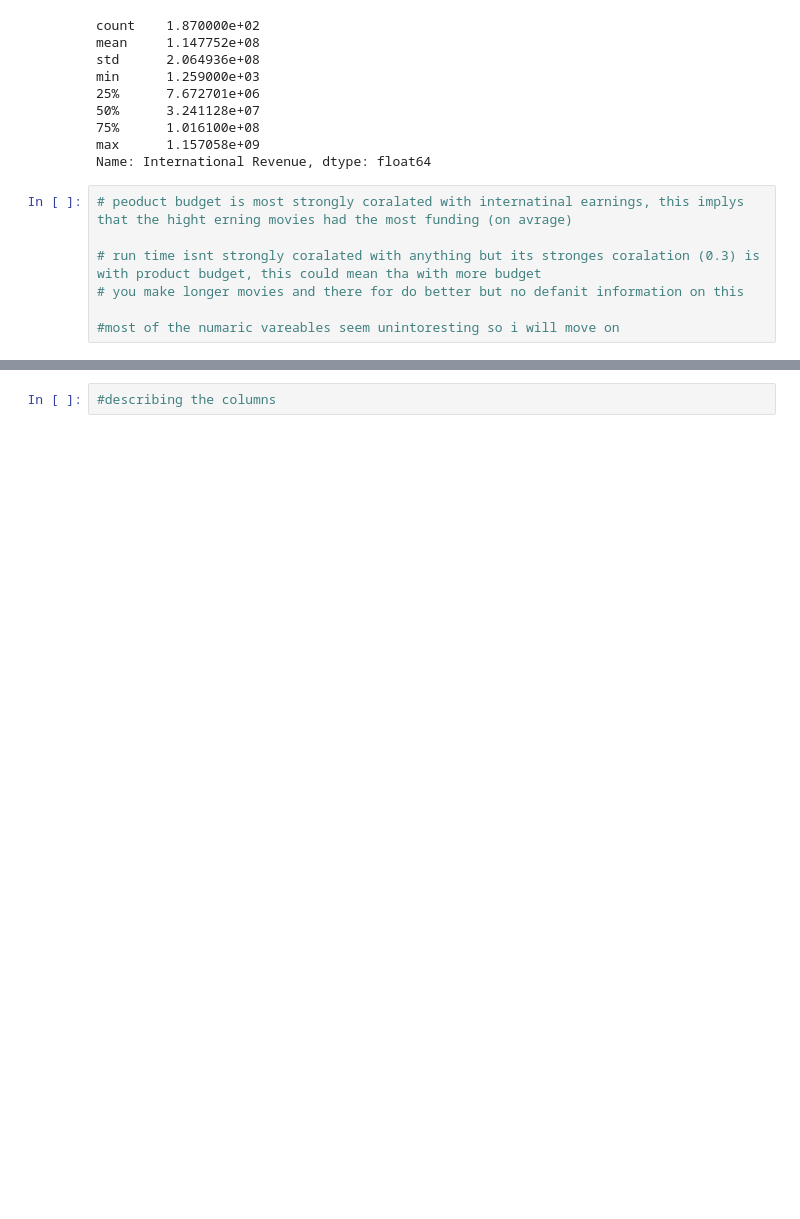
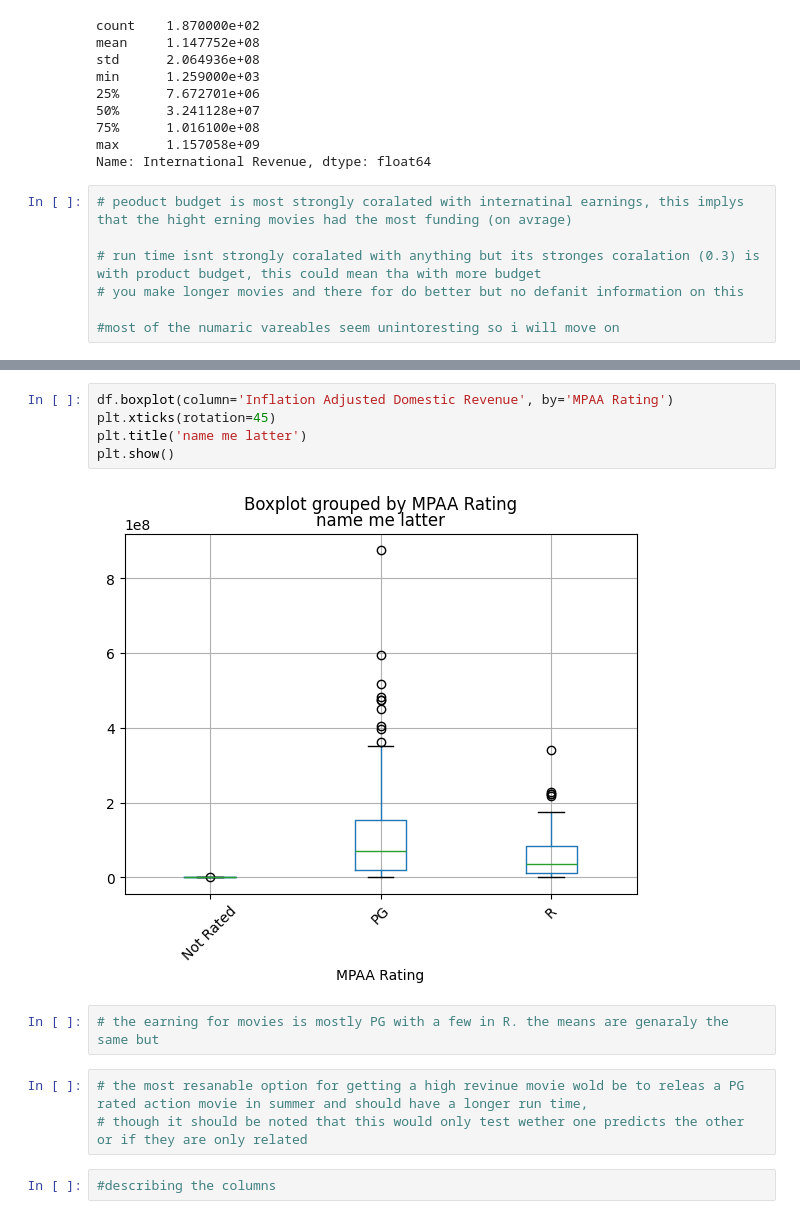
Before and after one commit to CNelson2004/Final_Movie_Analysis, a Jupyter notebook: analyze.ipynb, the cells around one changed output, grey strips where cells are left out. Cells and saved outputs as stored; diff of their text form; blank space fills up the shorter version.

```diff
--- a/analyze.ipynb
+++ b/analyze.ipynb
@@ -116,3 +139,15 @@ Name: International Revenue, dtype: float64
+# %%
+df.boxplot(column='Inflation Adjusted Domestic Revenue', by='MPAA Rating')
+plt.xticks(rotation=45)
+plt.title('name me latter')
+plt.show()
+# %% [output]
+[figure, added]
+# %%
+# the earning for movies is mostly PG with a few in R. the means are genaraly the same but
+# %%
+# the most resanable option for getting a high revinue movie wold be to releas a PG rated action movie in summer and should have a longer run time,
+# though it should be noted that this would only test wether one predicts the other or if they are only related
 # %%
 #describing the columns
 # %%
```
Also changed, not shown: parts of 4 cells of this notebook.
